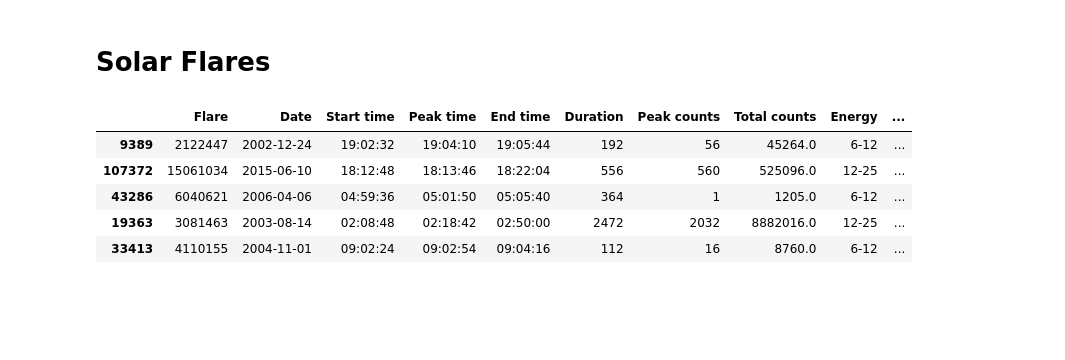
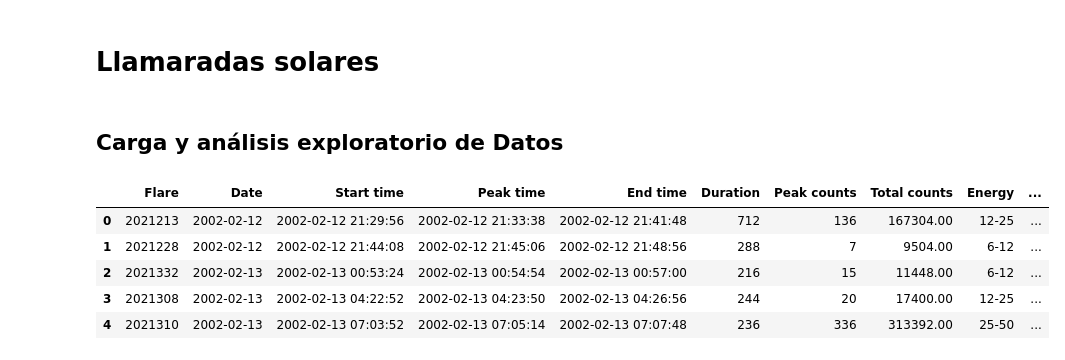
Before and after one commit to WonderfulAme/solar-flares, a Jupyter notebook: Notebook.ipynb, the cells around one changed output. Drawn from its saved outputs; the diff is of its cells as text; code cells hidden in the pictures; blank space fills up the shorter version.

```diff
--- a/Notebook.ipynb
+++ b/Notebook.ipynb
@@ -1,22 +1,35 @@
 # %% [markdown]
-# Solar Flares
+# Llamaradas solares
 # %%
-# Third party libraries
+# Libaries
 import numpy as np
 import pandas as pd
-import matplotlib as plt
+import matplotlib.pyplot as plt
+import seaborn as sns
+
+# Settings
+pd.set_option('display.float_format', lambda x: '%.2f' % x)
+# %% [markdown]
+## Carga y análisis exploratorio de Datos
 # %%
 column_names = ["Flare", "Date", "Start time", "Peak time", "End time", "Duration", "Peak counts",
                 "Total counts", "Energy", "X pos", "Y pos", "Radial", "Active region",
                 "Flag 1", "Flag 2", "Flag 3", "Flag 4", "Flag 5"]
 
 df = pd.read_csv("hessi.solar.flare.UP_To_2018.csv",names=column_names, header = 0)
 
-df.sample(5)
+# Deal with datetime format
+df['Start time'] = pd.to_datetime(df['Date'] + ' ' + df['Start time'])
+df['Peak time'] = pd.to_datetime(df['Date'] + ' ' + df['Peak time'])
+df['End time'] = pd.to_datetime(df['Date'] + ' ' + df['End time'])
+df['Date'] = pd.to_datetime(df['Date'])
+df.loc[df['Start time'] >= df['End time'], 'End time'] += pd.Timedelta(days=1)
+df.loc[df['Start time'] >= df['Peak time'], 'Peak time'] += pd.Timedelta(days=1)
+df.head()
 # %% [output]
 |  | Flare | Date | Start time | Peak time | End time | Duration | Peak counts | Total counts | Energy | ... |
-| 9389 | 2122447 | 2002-12-24 | 19:02:32 | 19:04:10 | 19:05:44 | 192 | 56 | 45264.0 | 6-12 | ... |
-| 107372 | 15061034 | 2015-06-10 | 18:12:48 | 18:13:46 | 18:22:04 | 556 | 560 | 525096.0 | 12-25 | ... |
-| 43286 | 6040621 | 2006-04-06 | 04:59:36 | 05:01:50 | 05:05:40 | 364 | 1 | 1205.0 | 6-12 | ... |
-| 19363 | 3081463 | 2003-08-14 | 02:08:48 | 02:18:42 | 02:50:00 | 2472 | 2032 | 8882016.0 | 12-25 | ... |
-| 33413 | 4110155 | 2004-11-01 | 09:02:24 | 09:02:54 | 09:04:16 | 112 | 16 | 8760.0 | 6-12 | ... |
+| 0 | 2021213 | 2002-02-12 | 2002-02-12 21:29:56 | 2002-02-12 21:33:38 | 2002-02-12 21:41:48 | 712 | 136 | 167304.00 | 12-25 | ... |
+| 1 | 2021228 | 2002-02-12 | 2002-02-12 21:44:08 | 2002-02-12 21:45:06 | 2002-02-12 21:48:56 | 288 | 7 | 9504.00 | 6-12 | ... |
+| 2 | 2021332 | 2002-02-13 | 2002-02-13 00:53:24 | 2002-02-13 00:54:54 | 2002-02-13 00:57:00 | 216 | 15 | 11448.00 | 6-12 | ... |
+| 3 | 2021308 | 2002-02-13 | 2002-02-13 04:22:52 | 2002-02-13 04:23:50 | 2002-02-13 04:26:56 | 244 | 20 | 17400.00 | 12-25 | ... |
+| 4 | 2021310 | 2002-02-13 | 2002-02-13 07:03:52 | 2002-02-13 07:05:14 | 2002-02-13 07:07:48 | 236 | 336 | 313392.00 | 25-50 | ... |
```
Also changed, not shown: parts of 31 cells of this notebook, 1 other file.
